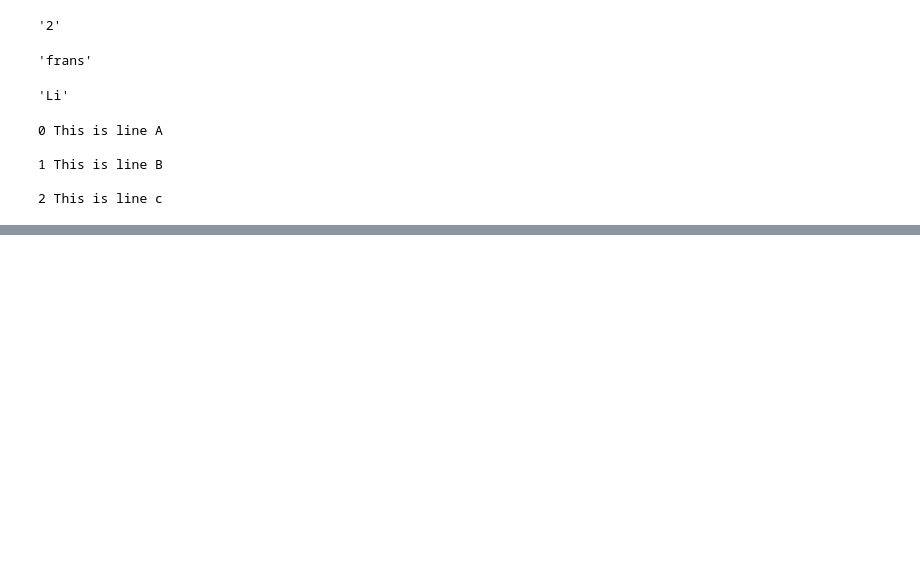
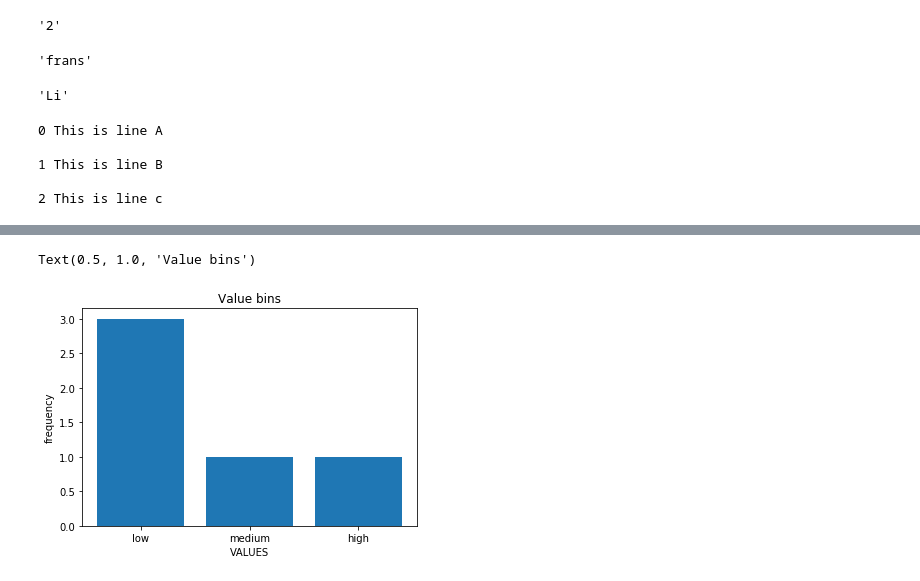
Before and after one commit to BitFlippa27/DataScience, a Jupyter notebook: JuypterNotebooks/Playground.ipynb, the cells around one changed output, grey strips where cells are left out. Drawn from its saved outputs; the diff is of its cells as text; code cells hidden in the pictures; blank space fills up the shorter version.

```diff
--- a/JuypterNotebooks/Playground.ipynb
+++ b/JuypterNotebooks/Playground.ipynb
@@ -173,0 +206,11 @@ with open("/Users/Dennis/Desktop/HOME/DataScience/JuypterNotebooks/test2.txt" ,"
+# %%
+import pandas as pd
+values = {"values":[1,10,500,5000,10000]}
+df = pd.DataFrame(values)
+print(df)
+bins = np.linspace(min(df["values"]), max(df["values"]),4)
+print(bins)
+categories = ["low","medium","high"]
+df["category"] = pd.cut(df["values"], bins, labels=categories, include_lowest=True)
+print(df["category"])
+print(df["category"].value_counts())
@@ -173,0 +236,13 @@ with open("/Users/Dennis/Desktop/HOME/DataScience/JuypterNotebooks/test2.txt" ,"
+# %%
+df["values"].value_counts()
+%matplotlib inline
+import matplotlib as plt
+from matplotlib import pyplot
+
+pyplot.bar(categories, df["category"].value_counts())
+plt.pyplot.xlabel("VALUES")
+plt.pyplot.ylabel("frequency")
+plt.pyplot.title("Value bins")
+# %% [output]
+Text(0.5, 1.0, 'Value bins')
+[figure, added]
```
Also changed, not shown: parts of 8 cells of this notebook, 10 other files.
